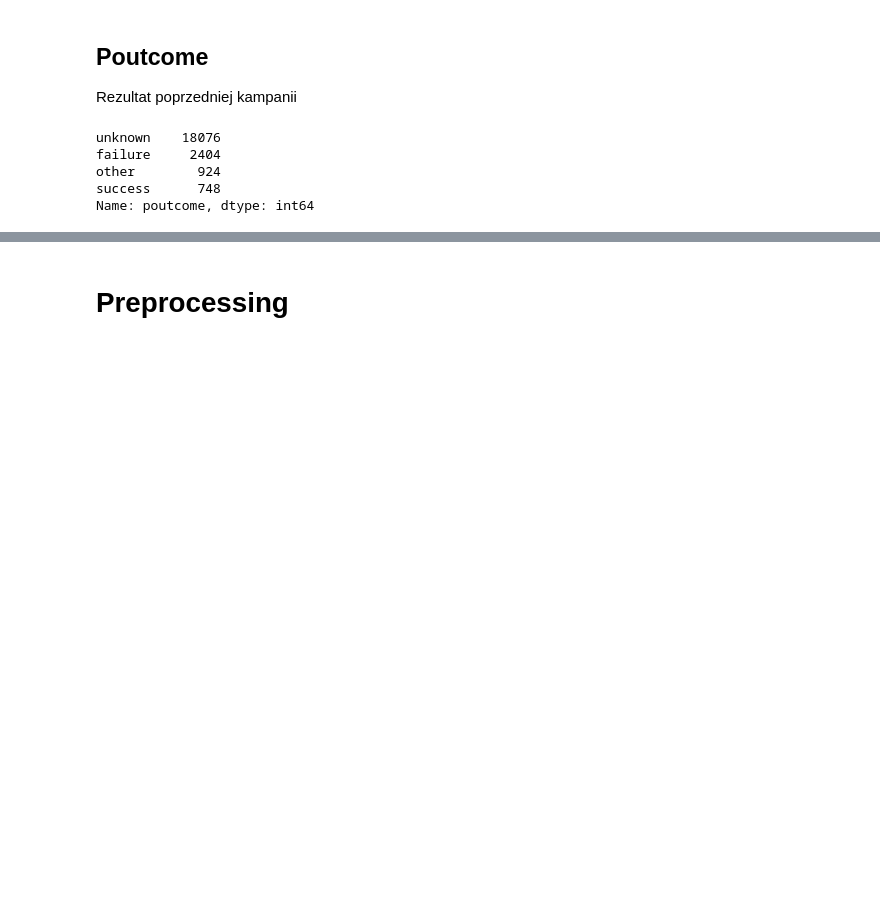
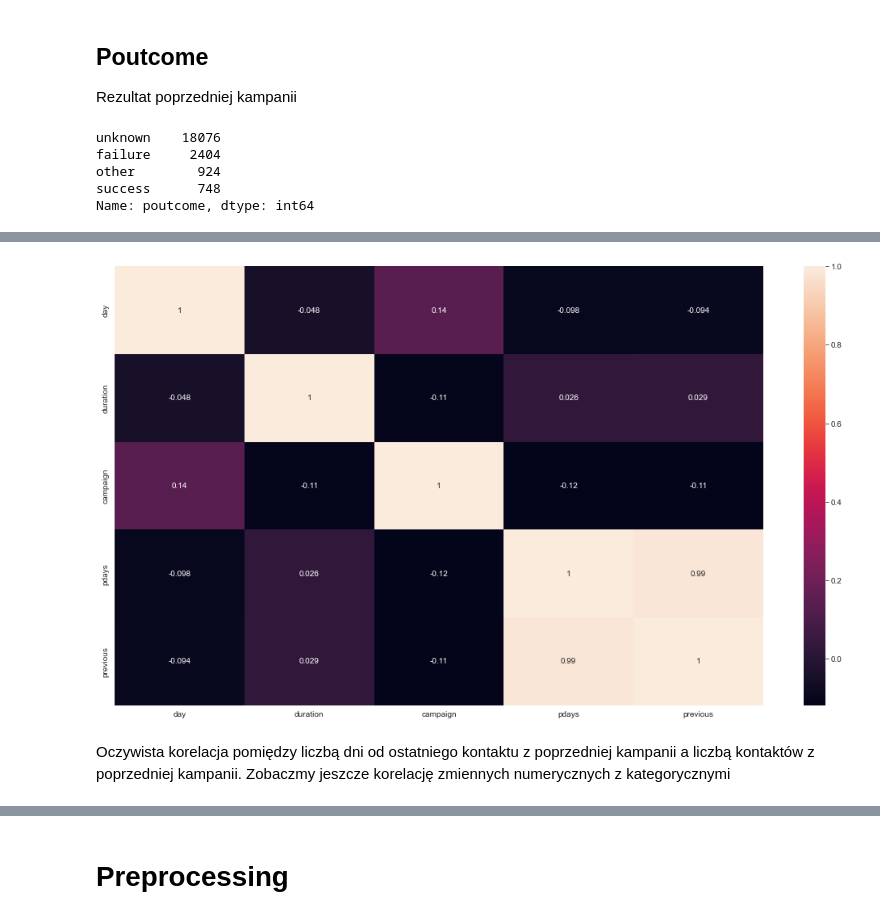
Before and after one commit to MajshiJD/ML_proj2, a Jupyter notebook: Maciej.ipynb, the cells around one changed output, grey strips where cells are left out. Saved outputs shown, nothing was run; the diff lists cells and outputs as text; code cells hidden in the pictures; blank space fills up the shorter version.

```diff
--- a/Maciej.ipynb
+++ b/Maciej.ipynb
@@ -246,0 +263,8 @@ Sporo nieznanych wartości, spróbujemy z kodowaniem one hot encoding ale być m
+# %%
+plt.figure(figsize=(18,10))
+sns.heatmap(df.corr(method='spearman'),annot=True)
+plt.show()
+# %% [output]
+[figure, added]
+# %% [markdown]
+Oczywista korelacja pomiędzy liczbą dni od ostatniego kontaktu z poprzedniej kampanii a liczbą kontaktów z poprzedniej kampanii. Zobaczmy jeszcze korelację zmiennych numerycznych z kategorycznymi
```
Also changed, not shown: parts of 19 cells of this notebook.
